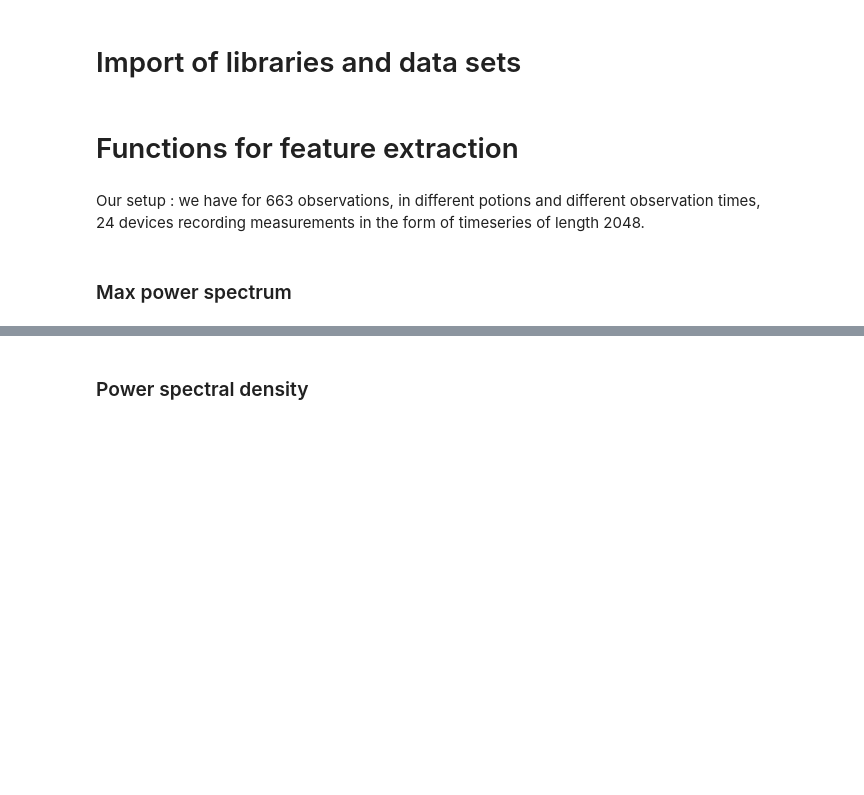
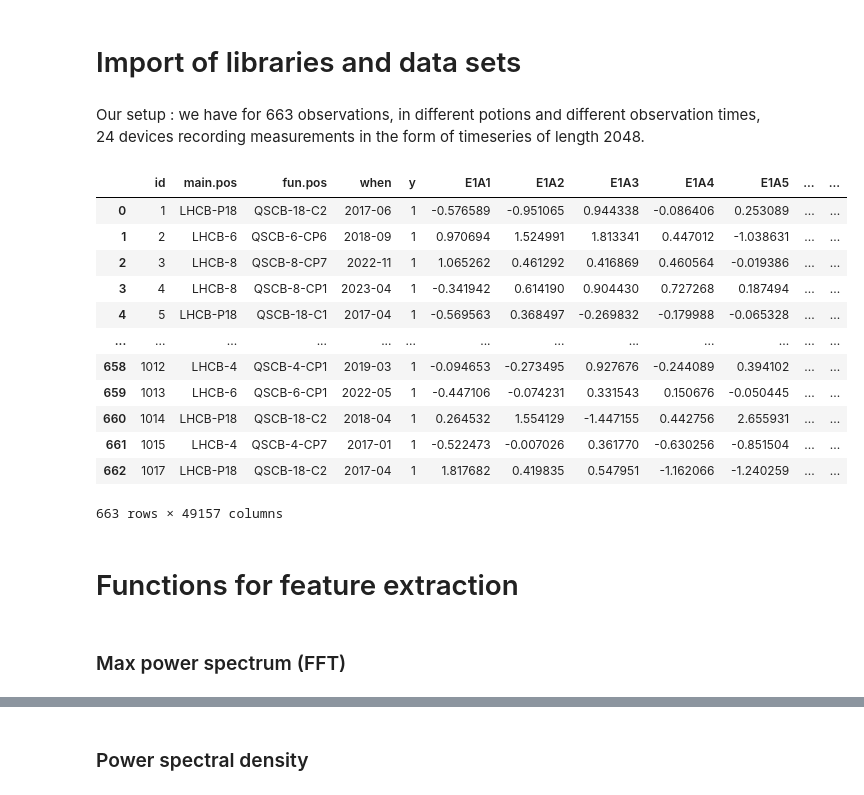
Before and after one commit to Engrima18/HACKATON-LHC-alert-detection, a Jupyter notebook: Hackaton.ipynb, the cells around one changed output, grey strips where cells are left out. Saved outputs shown, nothing was run; the diff lists cells and outputs as text; code cells hidden in the pictures; blank space fills up the shorter version.

```diff
--- a/Hackaton.ipynb
+++ b/Hackaton.ipynb
@@ -17,8 +13,25 @@ from sklearn.linear_model import LogisticRegression
 df = pd.read_csv("train.csv")
 test_df =  pd.read_csv("test.csv")
+# %% [markdown]
+Our setup : we have for 663 observations, in different potions and different observation times, 24 devices recording measurements in the form of timeseries of length 2048.
+# %%
+# have a look
+df
+# %% [output]
+|  | id | main.pos | fun.pos | when | y | E1A1 | E1A2 | E1A3 | E1A4 | E1A5 | ... | ... |
+| 0 | 1 | LHCB-P18 | QSCB-18-C2 | 2017-06 | 1 | -0.576589 | -0.951065 | 0.944338 | -0.086406 | 0.253089 | ... | ... |
+| 1 | 2 | LHCB-6 | QSCB-6-CP6 | 2018-09 | 1 | 0.970694 | 1.524991 | 1.813341 | 0.447012 | -1.038631 | ... | ... |
+| 2 | 3 | LHCB-8 | QSCB-8-CP7 | 2022-11 | 1 | 1.065262 | 0.461292 | 0.416869 | 0.460564 | -0.019386 | ... | ... |
+| 3 | 4 | LHCB-8 | QSCB-8-CP1 | 2023-04 | 1 | -0.341942 | 0.614190 | 0.904430 | 0.727268 | 0.187494 | ... | ... |
+| 4 | 5 | LHCB-P18 | QSCB-18-C1 | 2017-04 | 1 | -0.569563 | 0.368497 | -0.269832 | -0.179988 | -0.065328 | ... | ... |
+| ... | ... | ... | ... | ... | ... | ... | ... | ... | ... | ... | ... | ... |
+| 658 | 1012 | LHCB-4 | QSCB-4-CP1 | 2019-03 | 1 | -0.094653 | -0.273495 | 0.927676 | -0.244089 | 0.394102 | ... | ... |
+| 659 | 1013 | LHCB-6 | QSCB-6-CP1 | 2022-05 | 1 | -0.447106 | -0.074231 | 0.331543 | 0.150676 | -0.050445 | ... | ... |
+| 660 | 1014 | LHCB-P18 | QSCB-18-C2 | 2018-04 | 1 | 0.264532 | 1.554129 | -1.447155 | 0.442756 | 2.655931 | ... | ... |
+| 661 | 1015 | LHCB-4 | QSCB-4-CP7 | 2017-01 | 1 | -0.522473 | -0.007026 | 0.361770 | -0.630256 | -0.851504 | ... | ... |
+| 662 | 1017 | LHCB-P18 | QSCB-18-C2 | 2017-04 | 1 | 1.817682 | 0.419835 | 0.547951 | -1.162066 | -1.240259 | ... | ... |
+663 rows × 49157 columns
 # %% [markdown]
 # Functions for feature extraction
-# %% [markdown]
-Our setup : we have for 663 observations, in different potions and different observation times, 24 devices recording measurements in the form of timeseries of length 2048.
 # %% [markdown]
-### Max power spectrum
+### Max power spectrum (FFT)
```
Also changed, not shown: parts of 17 cells of this notebook, 3 other files.
